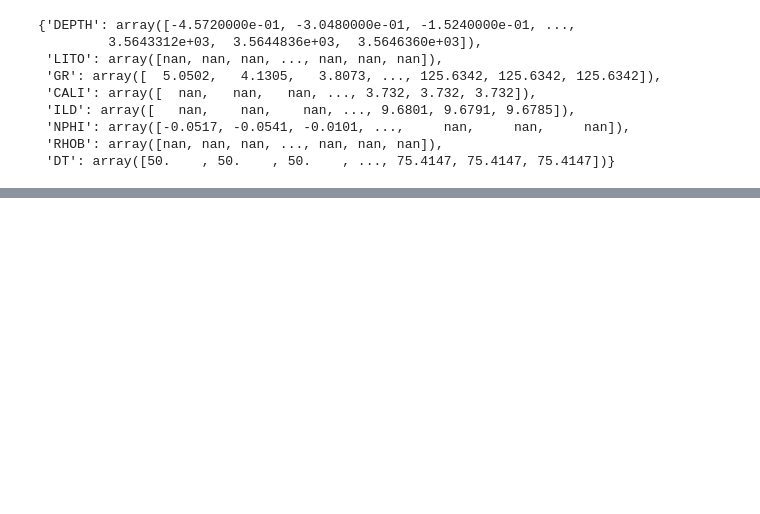
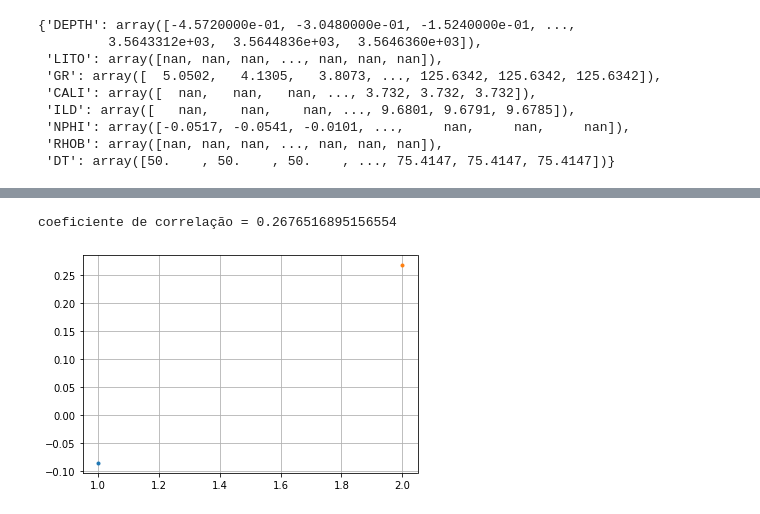
Before and after one commit to rmotadutra/PFG_2020, a Jupyter notebook: spatial_data_analysis/tutorial_analise_espacial.ipynb, the cells around one changed output, grey strips where cells are left out. Cells and saved outputs as stored; diff of their text form; code cells hidden in the pictures; blank space fills up the shorter version.

```diff
--- a/spatial_data_analysis/tutorial_analise_espacial.ipynb
+++ b/spatial_data_analysis/tutorial_analise_espacial.ipynb
@@ -56,0 +145,29 @@ litho_types
+# %%
+propriedade = [7,2,8,5,4,1,2]
+profundidade = [1,2,3,4,5,6,7]
+
+# b) Analisar todos os termos a 2 passos de distância
+
+# dados de propriedade (head,tail)
+b1 = (7,8)
+b2 = (2,5)
+b3 = (8,4)
+b4 = (5,1)
+b5 = (4,2)
+
+bp = 2 # distância de todos os elementos (3 - 1, 4 - 2, ... 7 - 5)
+
+# --------------------------------------------------------------------- #
+
+b_heads = [7,2,8,5,4]
+b_tails = [8,5,4,1,2]
+
+print("coeficiente de correlação =",np.corrcoef(b_heads,b_tails)[1][0])
+
+plt.plot(1,np.corrcoef(a_heads,a_tails)[1][0],'.')
+plt.plot(2,np.corrcoef(b_heads,b_tails)[1][0],'.')
+plt.grid()
+plt.show()
+# %% [output]
+coeficiente de correlação = 0.2676516895156554
+[figure, added]
```
Also changed, not shown: parts of 9 cells of this notebook, 3 other files.
